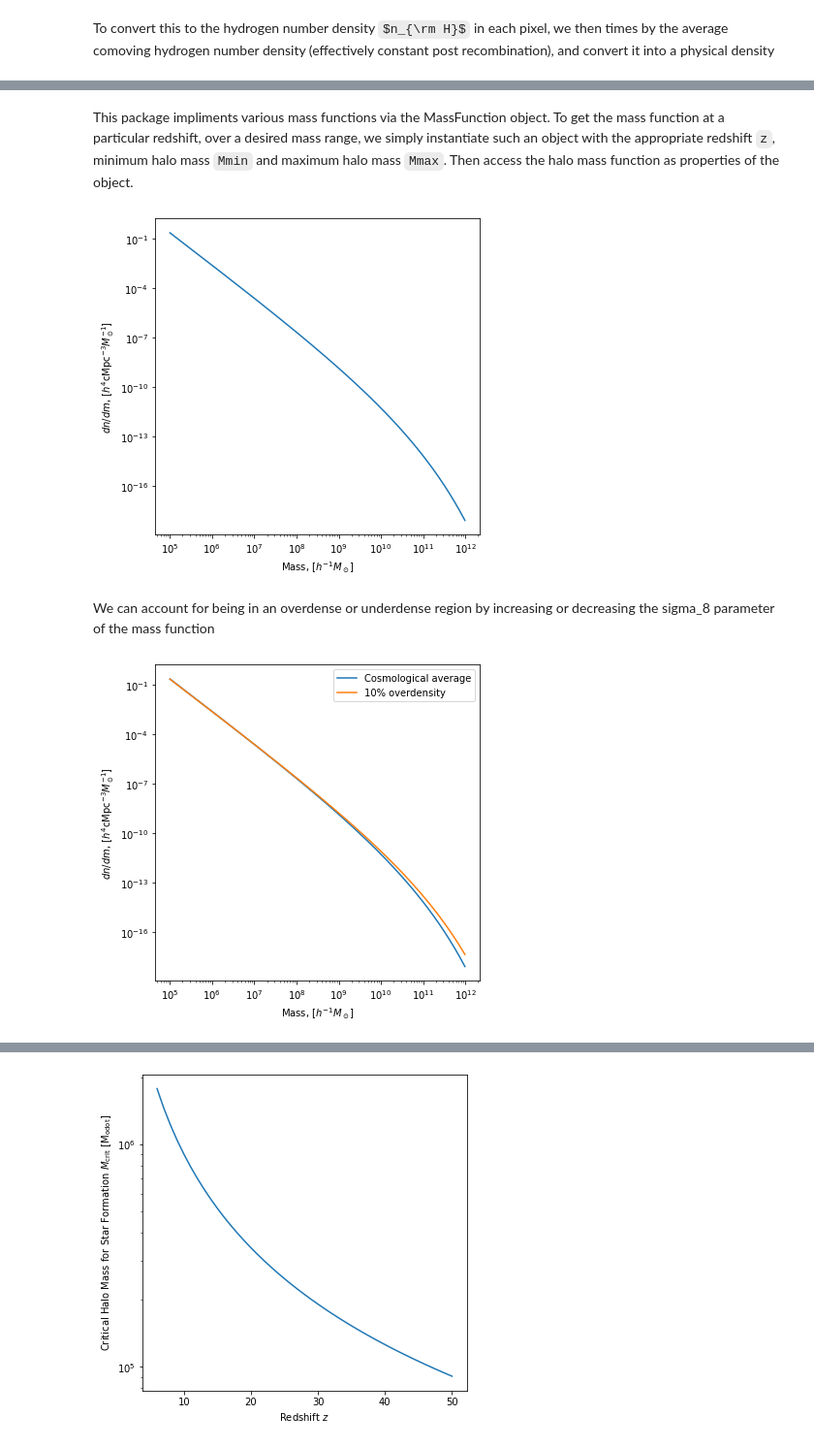
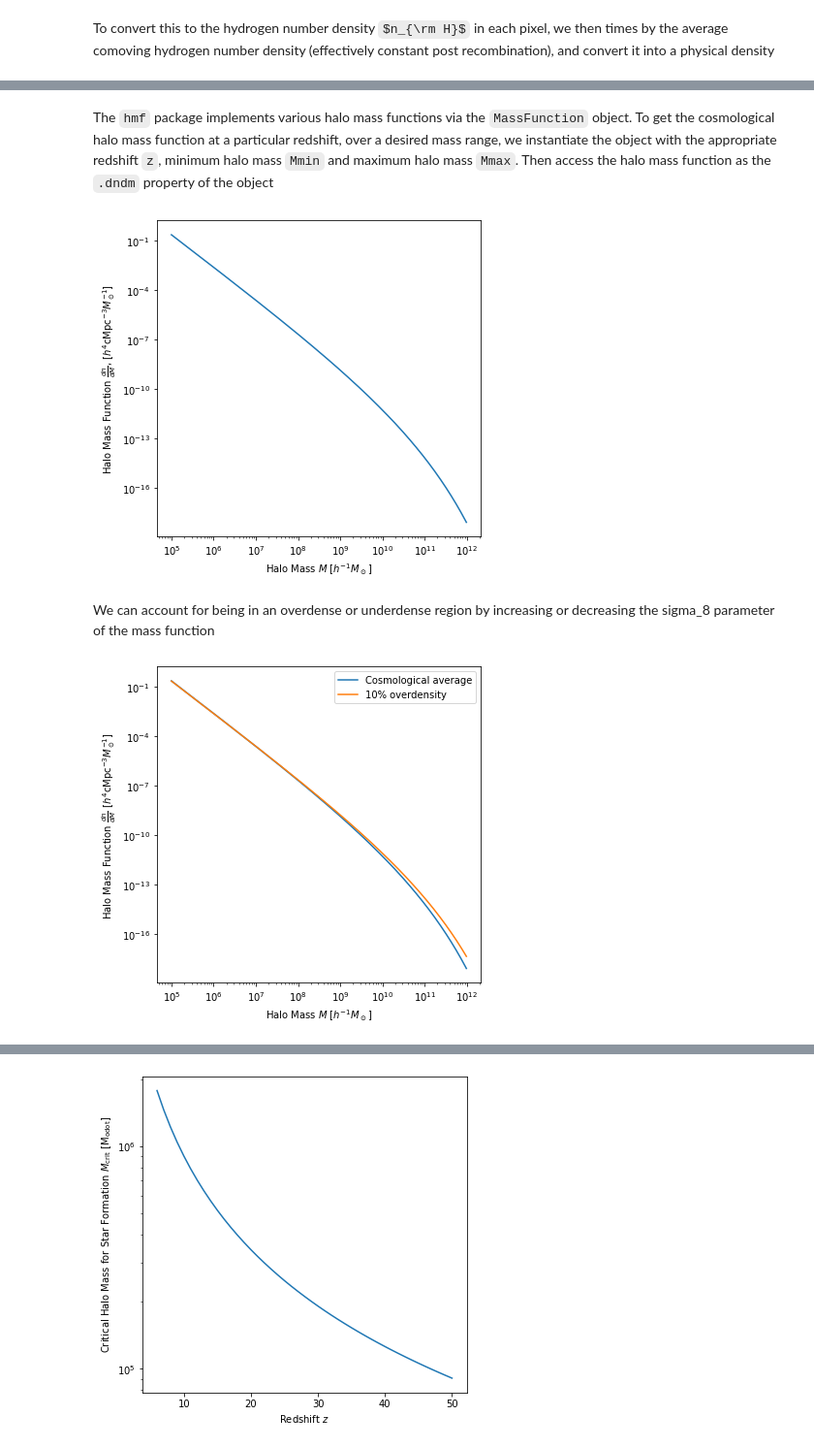
Before and after one commit to ThomasGesseyJones/DARA_21cm_Signal_Simulation, a Jupyter notebook: DARA_21cm_Signal_Simulation.ipynb, the cells around one changed output, grey strips where cells are left out. Shown at 97% size. Cells and saved outputs as stored; diff of their text form; code cells hidden in the pictures; some formulas as TeX source.

```diff
--- a/DARA_21cm_Signal_Simulation.ipynb
+++ b/DARA_21cm_Signal_Simulation.ipynb
@@ -235,45 +232,45 @@ Requirement already satisfied: pyparsing!=3.0.5,>=2.0.2 in /usr/local/lib/python
 # %% [markdown]
-This package impliments various mass functions via the MassFunction object. To get the mass function at a particular redshift, over a desired mass range, we simply instantiate such an object with the appropriate redshift `z`, minimum halo mass `Mmin` and maximum halo mass `Mmax`. Then access the halo mass function as properties of the object.
+The `hmf` package implements various halo mass functions via the `MassFunction` object. To get the cosmological halo mass function at a particular redshift, over a desired mass range, we instantiate the object with the appropriate redshift `z`, minimum halo mass `Mmin` and maximum halo mass `Mmax`. Then access the halo mass function as the `.dndm` property of the object
 # %%
-# Instansiate halo mass function
+# Create the halo mass function object
 mf = hmf.MassFunction(z=7, Mmin=5, Mmax=12)
 
 # Depict halo mass function
 fig, ax = plt.subplots(figsize=(6,6))
 ax.plot(mf.m, mf.dndm)
 ax.set_xscale('log')
 ax.set_yscale('log')
-ax.set_xlabel(r"Mass, $[h^{-1}M_\odot]$")
-ax.set_ylabel(r"$dn/dm$, $[h^{4}{\rm cMpc}^{-3}M_\odot^{-1}]$")
+ax.set_xlabel(r"Halo Mass $M$ $[h^{-1}M_\odot]$")
+ax.set_ylabel(r"Halo Mass Function $\frac{dn}{dM}$ $[h^{4}{\rm cMpc}^{-3}M_\odot^{-1}]$")
 plt.show()
 plt.close(fig)
 # %% [output]
-[figure, old version]
+[figure, new version]
 # %% [markdown]
 We can account for being in an overdense or underdense region by increasing or decreasing the sigma_8 parameter of the mass function
 # %%
-# Save old results
-mf_m = mf.m
-mf_dndm = mf.dndm
+# Save old results (hmf does not seem to like having two different MassFunction objects in use at the same time)
+average_mf_m = mf.m
+average_mf_dndm = mf.dndm
 
-# Get sigma 8 from Planck LCDM cosmology
+# Get sigma 8 of the Planck LCDM cosmology from hmf defaults
 cosmological_sigma_8 = hmf.MassFunction.get_all_parameter_defaults(recursive=False)['sigma_8']
 
 # Increase sigma 8 to simulate being in a 10% overdensity
 example_overdensity = 0.1
 overdense_mf = hmf.MassFunction(z=7, Mmin=5, Mmax=12, sigma_8=cosmological_sigma_8*(1 + example_overdensity))
 
-# Plot comparison
+# Plot a comparison
 fig, ax = plt.subplots(figsize=(6, 6))
-ax.plot(mf_m, mf_dndm, label='Cosmological average')
+ax.plot(average_mf_m, average_mf_dndm, label='Cosmological average')
 ax.plot(overdense_mf.m, overdense_mf.dndm, label='10% overdensity')
 ax.set_xscale('log')
 ax.set_yscale('log')
-ax.set_xlabel(r"Mass, $[h^{-1}M_\odot]$")
-ax.set_ylabel(r"$dn/dm$, $[h^{4}{\rm cMpc}^{-3}M_\odot^{-1}]$")
+ax.set_xlabel(r"Halo Mass $M$ $[h^{-1}M_\odot]$")
+ax.set_ylabel(r"Halo Mass Function $\frac{dn}{dM}$ $[h^{4}{\rm cMpc}^{-3}M_\odot^{-1}]$")
 ax.legend()
 plt.show()
 plt.close(fig)
 # %% [output]
-[figure, old version]
+[figure, new version]
 # %% [markdown]
```
Also changed, not shown: parts of 15 cells of this notebook.
